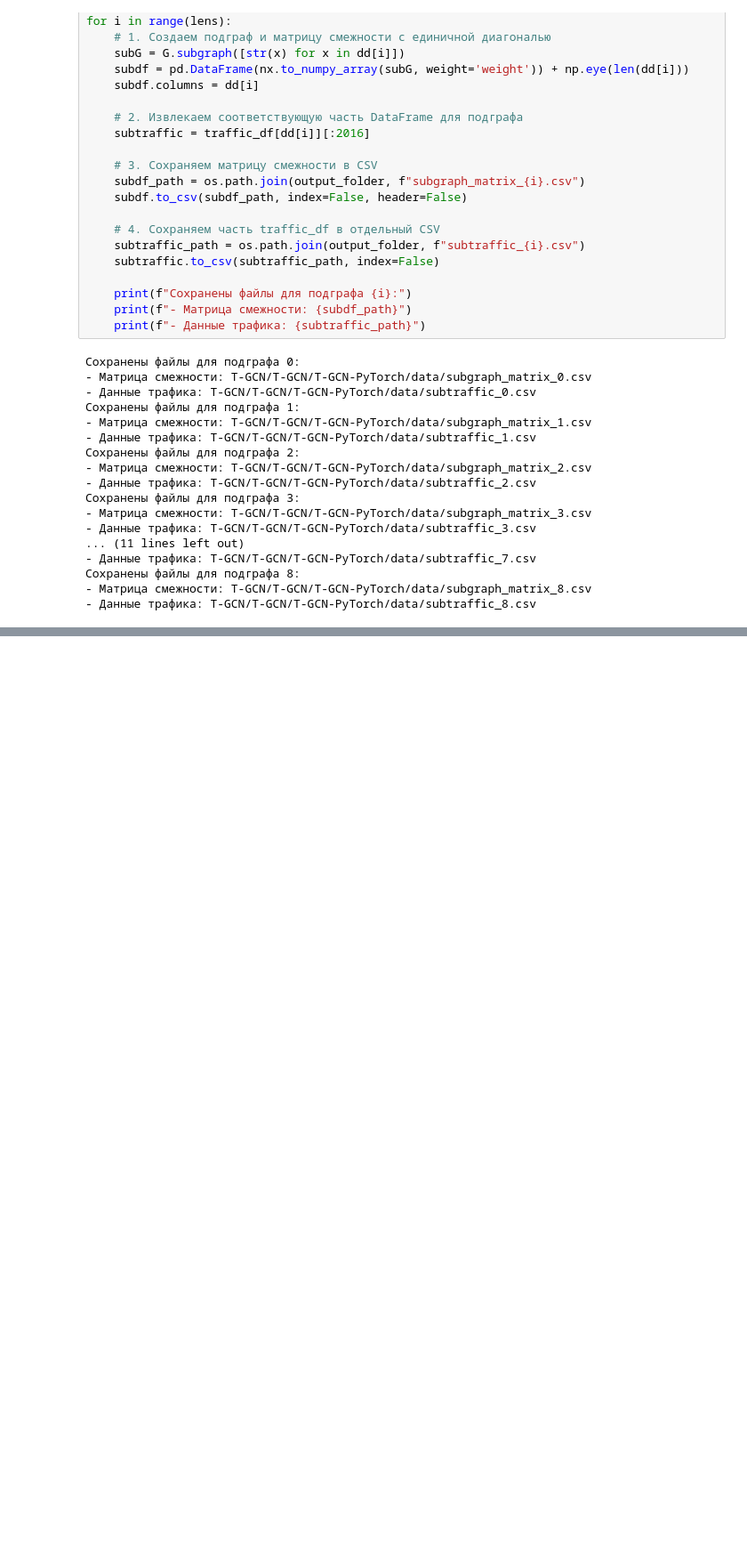
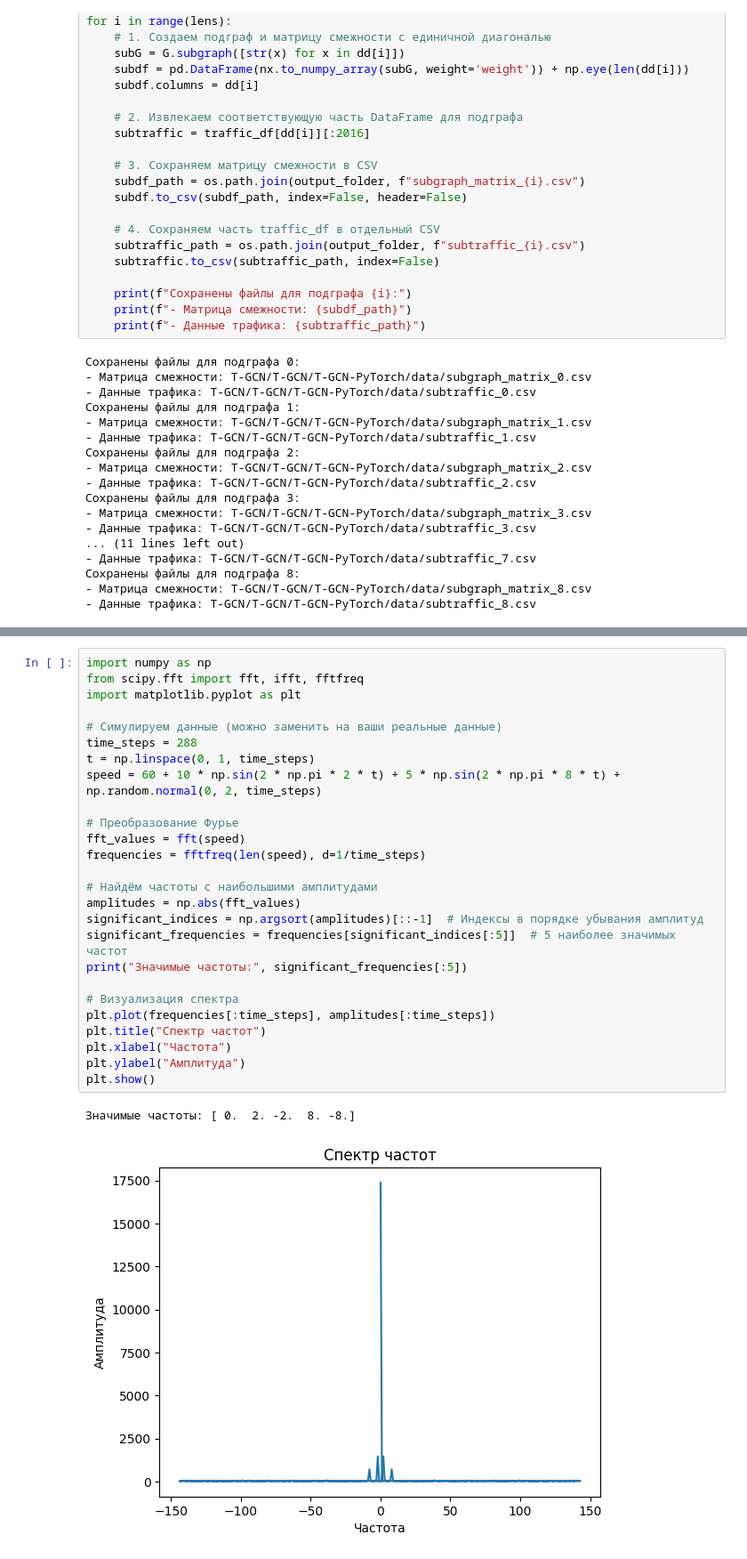
Before and after one commit to romanroff/ITMO_subjects, a Jupyter notebook: NIR/main_2.ipynb, the cells around one changed output, grey strips where cells are left out. Shown at 89% size. Drawn from its saved outputs; the diff is of its cells as text; blank space fills up the shorter version.

```diff
--- a/NIR/main_2.ipynb
+++ b/NIR/main_2.ipynb
@@ -309,0 +386,29 @@ for i in range(lens):
+# %%
+import numpy as np
+from scipy.fft import fft, ifft, fftfreq
+import matplotlib.pyplot as plt
+
+# Симулируем данные (можно заменить на ваши реальные данные)
+time_steps = 288
+t = np.linspace(0, 1, time_steps)
+speed = 60 + 10 * np.sin(2 * np.pi * 2 * t) + 5 * np.sin(2 * np.pi * 8 * t) + np.random.normal(0, 2, time_steps)
+
+# Преобразование Фурье
+fft_values = fft(speed)
+frequencies = fftfreq(len(speed), d=1/time_steps)
+
+# Найдём частоты с наибольшими амплитудами
+amplitudes = np.abs(fft_values)
+significant_indices = np.argsort(amplitudes)[::-1]  # Индексы в порядке убывания амплитуд
+significant_frequencies = frequencies[significant_indices[:5]]  # 5 наиболее значимых частот
+print("Значимые частоты:", significant_frequencies[:5])
+
+# Визуализация спектра
+plt.plot(frequencies[:time_steps], amplitudes[:time_steps])
+plt.title("Спектр частот")
+plt.xlabel("Частота")
+plt.ylabel("Амплитуда")
+plt.show()
+# %% [output]
+Значимые частоты: [ 0.  2. -2.  8. -8.]
+[figure, added]
```
Also changed, not shown: parts of 10 cells of this notebook, 4 other files.
